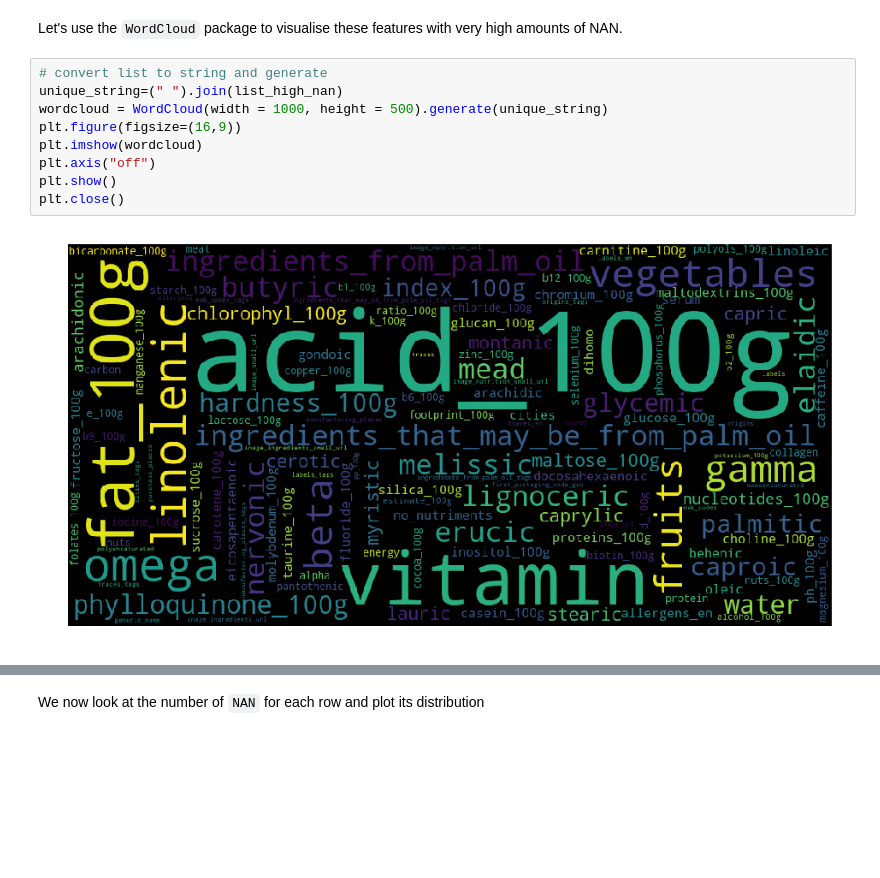
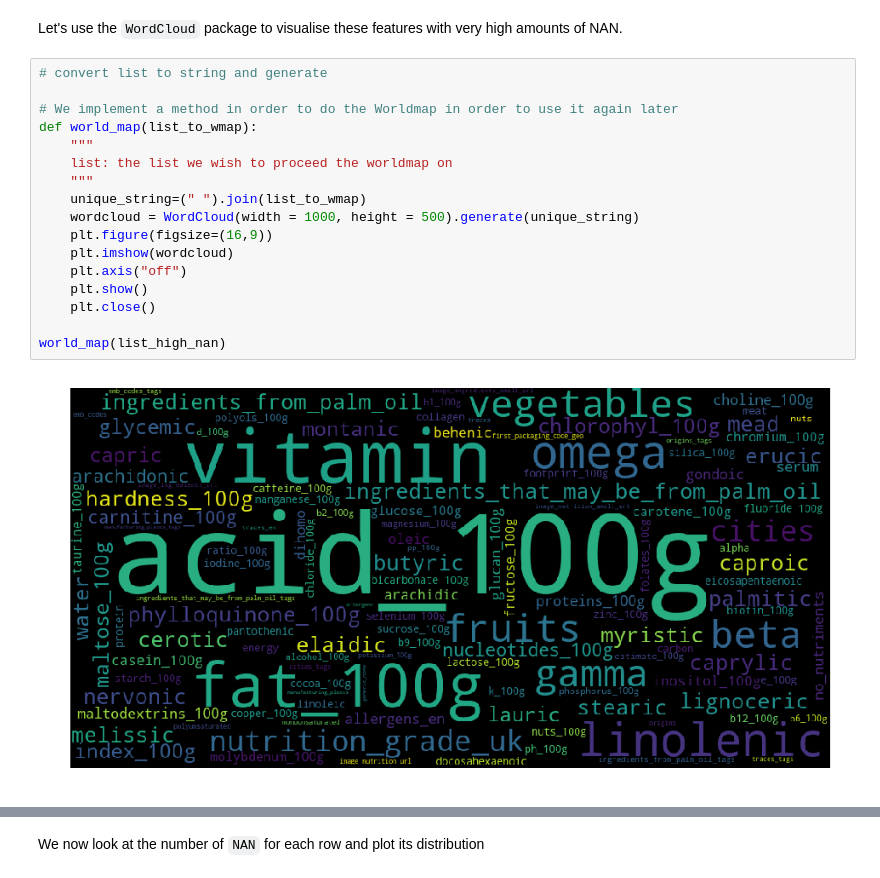
Before and after one commit to aelamran/ADA-project1-Openfoodfacts, a Jupyter notebook: Open Food Fact.ipynb, the cells around one changed output, grey strips where cells are left out. Saved outputs shown, nothing was run; the diff lists cells and outputs as text; blank space fills up the shorter version.

```diff
--- a/Open Food Fact.ipynb
+++ b/Open Food Fact.ipynb
@@ -99,15 +105,23 @@ list_high_nan = list(nan_values_per_column[nan_values_per_column > 600000].index
 Let's use the `WordCloud` package to visualise these features with very high amounts of NAN.
 # %%
 # convert list to string and generate
-unique_string=(" ").join(list_high_nan)
-wordcloud = WordCloud(width = 1000, height = 500).generate(unique_string)
-plt.figure(figsize=(16,9))
-plt.imshow(wordcloud)
-plt.axis("off")
-plt.show()
-plt.close()
+
+# We implement a method in order to do the Worldmap in order to use it again later
+def world_map(list_to_wmap):
+    """
+    list: the list we wish to proceed the worldmap on
+    """
+    unique_string=(" ").join(list_to_wmap)
+    wordcloud = WordCloud(width = 1000, height = 500).generate(unique_string)
+    plt.figure(figsize=(16,9))
+    plt.imshow(wordcloud)
+    plt.axis("off")
+    plt.show()
+    plt.close()
+
+world_map(list_high_nan)
 # %% [output]
-[figure, old version]
+[figure, new version]
 # %%
 # How our DataFrame would look like if we remove all the features with the high amounts of NAN.
 df_open_food_fact.drop(list_high_nan, axis=1).head()
```
Also changed, not shown: parts of 105 cells of this notebook.
